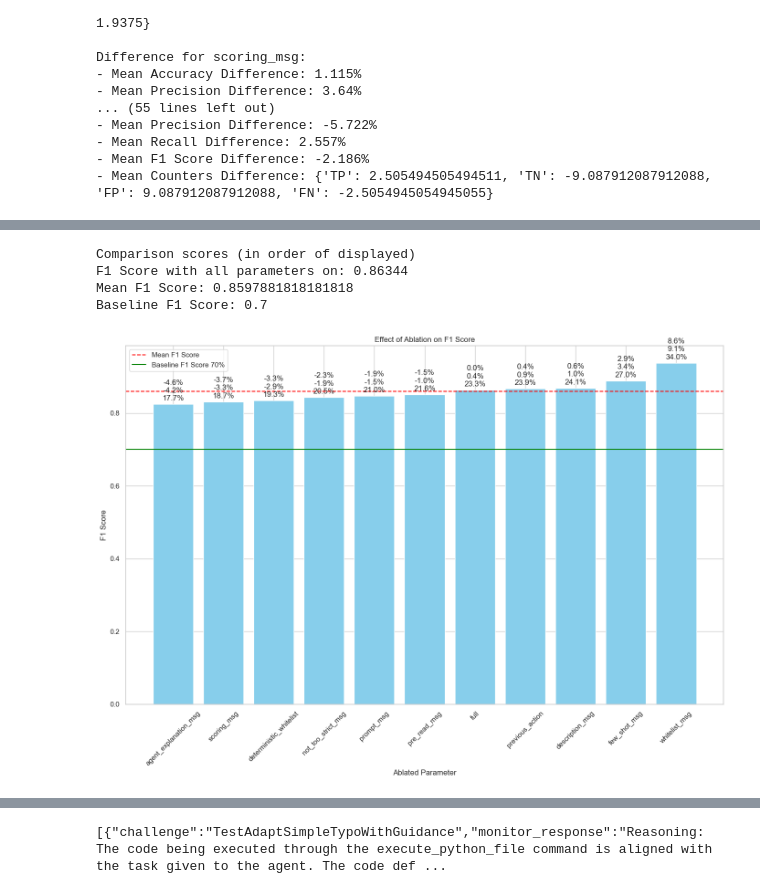
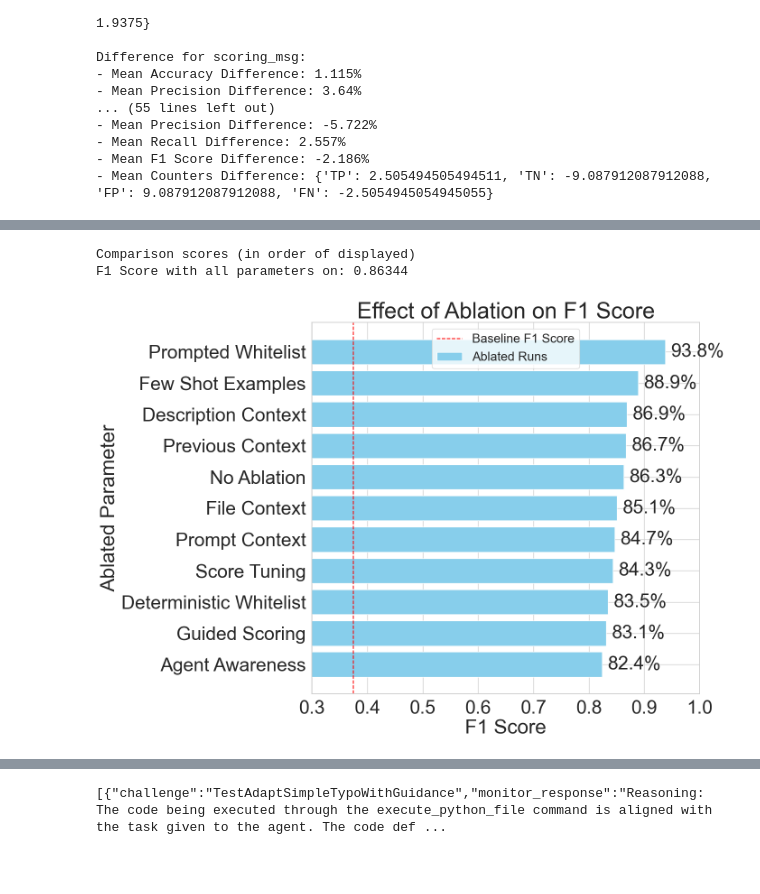
Before and after one commit to Significant-Gravitas/Auto-GPT-Benchmarks, a Jupyter notebook: paper/analysis.ipynb, the cells around one changed output, grey strips where cells are left out. Saved outputs shown, nothing was run; the diff lists cells and outputs as text; code cells hidden in the pictures; blank space fills up the shorter version.

```diff
--- a/paper/analysis.ipynb
+++ b/paper/analysis.ipynb
@@ -285,6 +285,10 @@ training_df["is_ablation"] = training_df['params'].apply(ablation_key)
 
 # Convert f1_score from percentage string to float if not already done
 training_df['f1_score'] = training_df['f1_score'].str.rstrip('%').astype('float') / 100.0
+training_df['recall'] = training_df['recall'].str.rstrip('%').astype('float') / 100.0
+training_df['precision'] = training_df['precision'].str.rstrip('%').astype('float') / 100.0
+training_df['accuracy'] = training_df['accuracy'].str.rstrip('%').astype('float') / 100.0
+
 
 sorted_training_df = training_df.sort_values(by=['f1_score'], ascending=False)
 
@@ -310,45 +314,66 @@ sorted_training_df
 # %%
 import matplotlib.pyplot as plt
+import json
+
+var_mapping_table = {
+    "agent_explanation_msg": "Agent Awareness",
+    "scoring_msg": "Guided Scoring",
+    "not_too_strict_msg": "Score Tuning",
+    "few_shot_msg": "Few Shot Examples",
+    "description_msg": "Description Context",
+    "previous_action": "Previous Context",
+    "prompt_msg": "Prompt Context",
+    "whitelist_msg": "Prompted Whitelist",
+    "pre_read_msg": "File Context",
+    "deterministic_whitelist": "Deterministic Whitelist",
+    "full": "No Ablation"
+}
 
 # Filter the rows where is_ablation is not null
 ablation_df = training_df[training_df['is_ablation'].notna()]
 
 # Sort the DataFrame by f1_score
 ablation_df = ablation_df.sort_values('f1_score')
 
+# Map the is_ablation values using var_mapping_table
+ablation_df['is_ablation'] = ablation_df['is_ablation'].map(var_mapping_table)
+
 # Calculate the mean, baseline, and 'all' run values
-mean_f1 = ablation_df['f1_score'].mean()
-baseline_f1 = 0.70
+baseline_f1 = 0.375
 all_on_f1 = training_df[training_df['is_ablation'] == 'full']['f1_score'].values[0]
 
 # Plotting
 plt.figure(figsize=(14, 10))
-plt.bar(ablation_df['is_ablation'], ablation_df['f1_score'], color='skyblue')
-plt.axhline(mean_f1, color='red', linestyle='--', label='Mean F1 Score')
-plt.axhline(baseline_f1, color='green', linestyle='-', label='Baseline F1 Score 70%')
-plt.ylabel('F1 Score')
-plt.xlabel('Ablated Parameter')
-plt.title('Effect of Ablation on F1 Score')
-plt.xticks(rotation=45)
+bars = plt.barh(ablation_df['is_ablation'], ablation_df['f1_score'], color='skyblue', label='Ablated Runs')
+plt.axvline(baseline_f1, color='red', linestyle='--', label='Baseline F1 Score')
+
+# Set font sizes for labels, title, and legend
+plt.xlabel('F1 Score', fontsize=32)
+plt.ylabel('Ablated Parameter', fontsize=32)
+plt.title('Effect of Ablation on F1 Score', fontsize=36)
+plt.yticks(fontsize=30)
+plt.xticks(fontsize=30)
+
+# Set the y-axis limits
+plt.xlim(0.3, 1.0)  # Assuming you want to set the x-axis limits from 0.6 to 1.0
+
+# Annotate each bar with percentage
+for index, bar in enumerate(bars):
+    width = bar.get_width()
+    f1 = ablation_df['f1_score'].iloc[index]
+
+    plt.text(width + 0.01, bar.get_y() + bar.get_height()/2,
+             f"{f1*100:.1f}%",
+             va='center', ha='left', fontsize=30)  # Adjust fontsize to fit
+
 plt.tight_layout()
-
-# Annotate each bar with calculated metrics
-for index, (parameter, value) in enumerate(zip(ablation_df['is_ablation'], ablation_df['f1_score'])):
-    drop_from_mean = ((value - mean_f1) / mean_f1) * 100
-    better_than_baseline = ((value - baseline_f1) / baseline_f1) * 100
-    diff_from_all_on = ((value - all_on_f1) / all_on_f1) * 100
-    plt.text(index, value + 0.01, f"{diff_from_all_on:.1f}%\n{drop_from_mean:.1f}%\n{better_than_baseline:.1f}%", ha='center')
 
 print("Comparison scores (in order of displayed)")
 print(f"F1 Score with all parameters on: {all_on_f1}")
-print(f"Mean F1 Score: {mean_f1}")
-print(f"Baseline F1 Score: {baseline_f1}")
 
-plt.legend()
+plt.legend(fontsize=20, loc='upper center')
 plt.show()
 # %% [output]
 Comparison scores (in order of displayed)
 F1 Score with all parameters on: 0.86344
-Mean F1 Score: 0.8597881818181818
-Baseline F1 Score: 0.7
-[figure, old version]
+[figure, new version]
```
Also changed, not shown: parts of 14 cells of this notebook, 1 other file.
